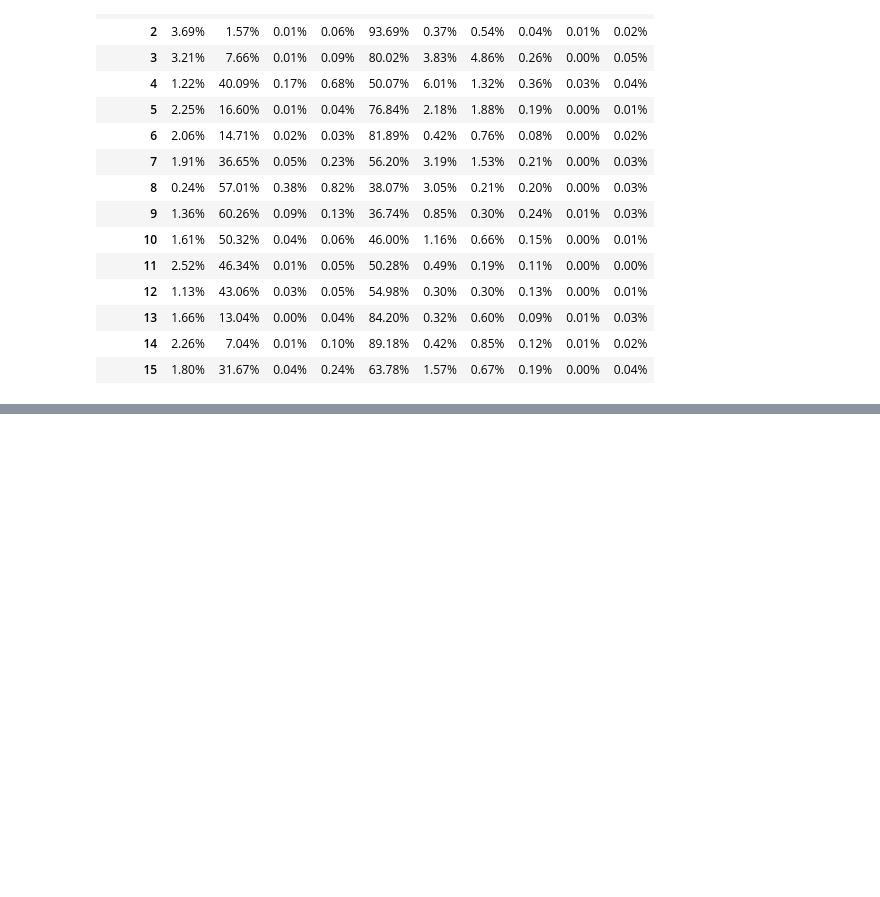
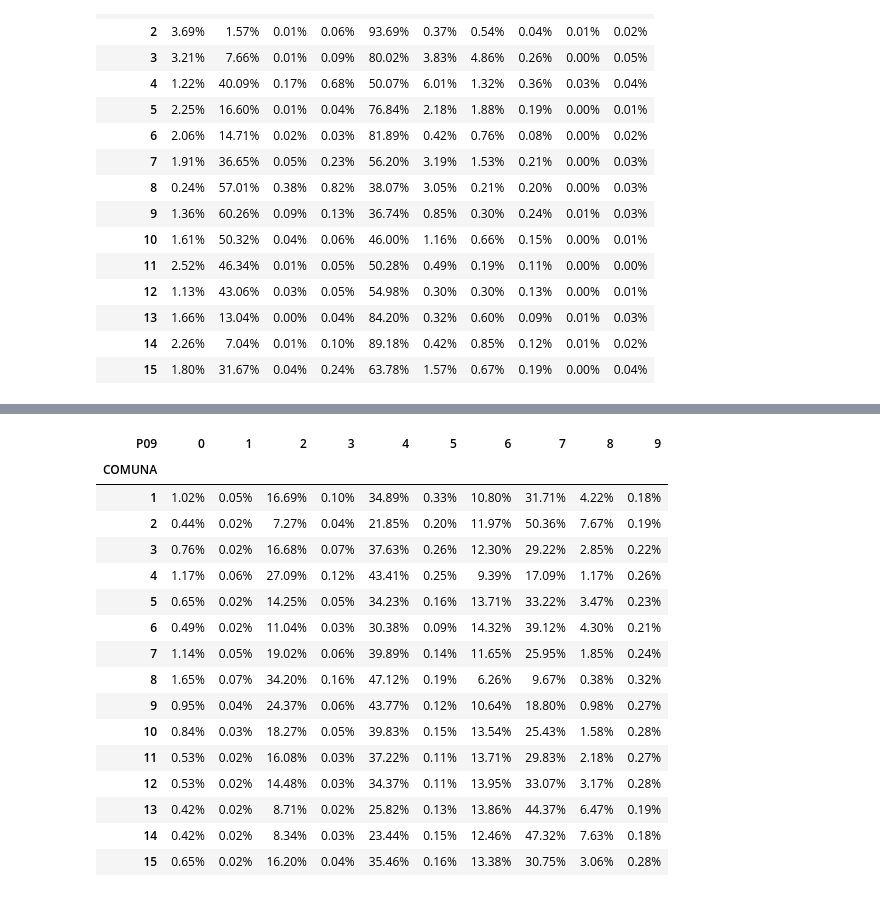
Before and after one commit to miller862/GRUPO_GANADOR, a Jupyter notebook: PRESENTACION.ipynb, the cells around one changed output, grey strips where cells are left out. Cells and saved outputs as stored; diff of their text form; code cells hidden in the pictures; blank space fills up the shorter version.

```diff
--- a/PRESENTACION.ipynb
+++ b/PRESENTACION.ipynb
@@ -756,0 +986,22 @@ formatoporcentajeV01XCOMUNAcrosstab.style.format("{:.2%}")
+# %%
+formatoporcentajeP09XCOMUNAcrosstab=porcentajeP09XCOMUNAcrosstab.copy()
+formatoporcentajeP09XCOMUNAcrosstab=formatoporcentajeP09XCOMUNAcrosstab/100
+formatoporcentajeP09XCOMUNAcrosstab.style.format("{:.2%}")
+# %% [output]
+| P09 | 0 | 1 | 2 | 3 | 4 | 5 | 6 | 7 | 8 | 9 |
+| COMUNA |  |  |  |  |  |  |  |  |  |  |
+| 1 | 1.02% | 0.05% | 16.69% | 0.10% | 34.89% | 0.33% | 10.80% | 31.71% | 4.22% | 0.18% |
+| 2 | 0.44% | 0.02% | 7.27% | 0.04% | 21.85% | 0.20% | 11.97% | 50.36% | 7.67% | 0.19% |
+| 3 | 0.76% | 0.02% | 16.68% | 0.07% | 37.63% | 0.26% | 12.30% | 29.22% | 2.85% | 0.22% |
+| 4 | 1.17% | 0.06% | 27.09% | 0.12% | 43.41% | 0.25% | 9.39% | 17.09% | 1.17% | 0.26% |
+| 5 | 0.65% | 0.02% | 14.25% | 0.05% | 34.23% | 0.16% | 13.71% | 33.22% | 3.47% | 0.23% |
+| 6 | 0.49% | 0.02% | 11.04% | 0.03% | 30.38% | 0.09% | 14.32% | 39.12% | 4.30% | 0.21% |
+| 7 | 1.14% | 0.05% | 19.02% | 0.06% | 39.89% | 0.14% | 11.65% | 25.95% | 1.85% | 0.24% |
+| 8 | 1.65% | 0.07% | 34.20% | 0.16% | 47.12% | 0.19% | 6.26% | 9.67% | 0.38% | 0.32% |
+| 9 | 0.95% | 0.04% | 24.37% | 0.06% | 43.77% | 0.12% | 10.64% | 18.80% | 0.98% | 0.27% |
+| 10 | 0.84% | 0.03% | 18.27% | 0.05% | 39.83% | 0.15% | 13.54% | 25.43% | 1.58% | 0.28% |
+| 11 | 0.53% | 0.02% | 16.08% | 0.03% | 37.22% | 0.11% | 13.71% | 29.83% | 2.18% | 0.27% |
+| 12 | 0.53% | 0.02% | 14.48% | 0.03% | 34.37% | 0.11% | 13.95% | 33.07% | 3.17% | 0.28% |
+| 13 | 0.42% | 0.02% | 8.71% | 0.02% | 25.82% | 0.13% | 13.86% | 44.37% | 6.47% | 0.19% |
+| 14 | 0.42% | 0.02% | 8.34% | 0.03% | 23.44% | 0.15% | 12.46% | 47.32% | 7.63% | 0.18% |
+| 15 | 0.65% | 0.02% | 16.20% | 0.04% | 35.46% | 0.16% | 13.38% | 30.75% | 3.06% | 0.28% |
```
Also changed, not shown: parts of 57 cells of this notebook.
